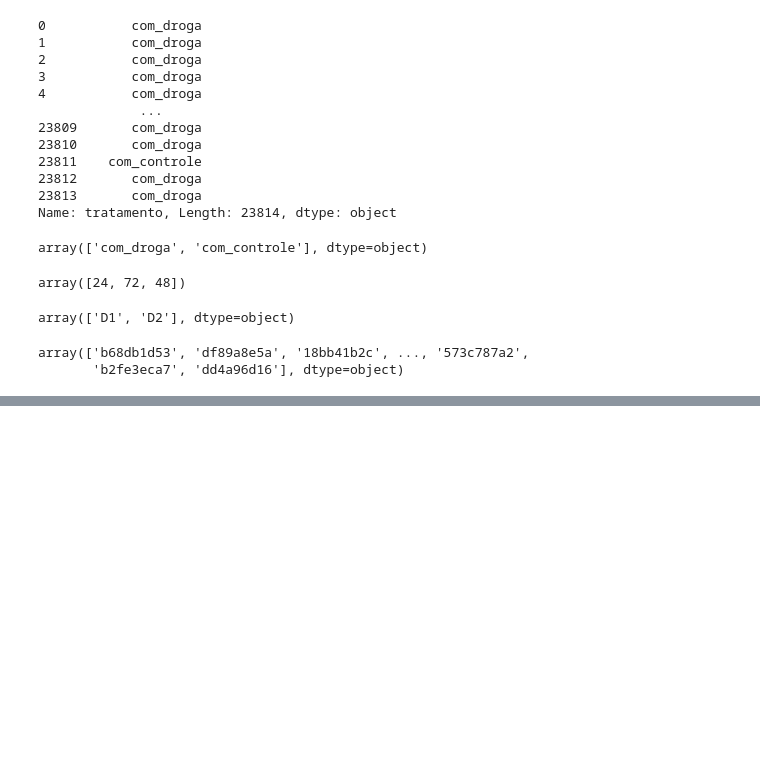
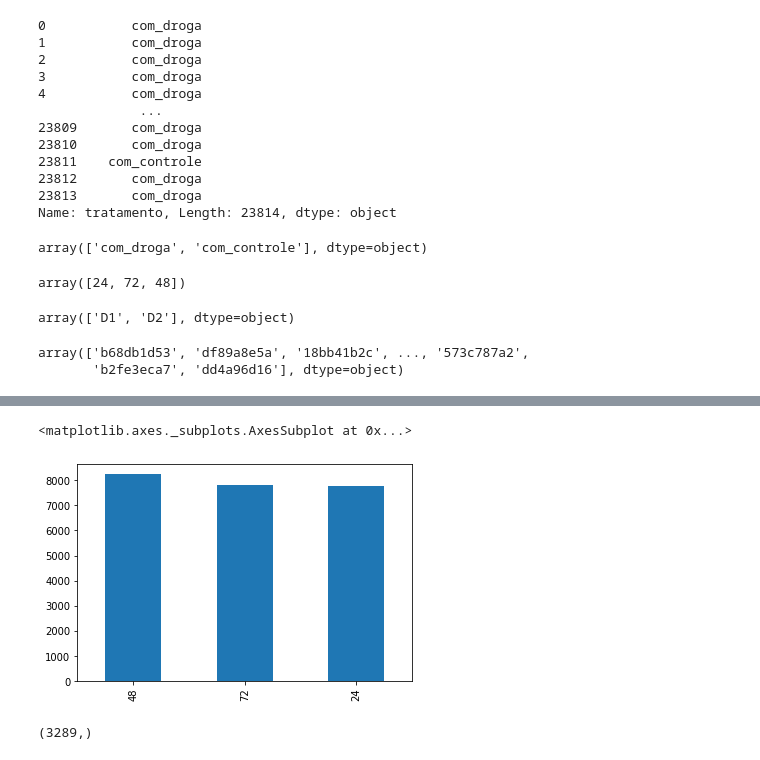
Before and after one commit to fpellizon/imersao_dados, a Jupyter notebook: imersao_dados.ipynb, the cells around one changed output, grey strips where cells are left out. Drawn from its saved outputs; the diff is of its cells as text; code cells hidden in the pictures; blank space fills up the shorter version.

```diff
--- a/imersao_dados.ipynb
+++ b/imersao_dados.ipynb
@@ -85,0 +151,11 @@ array(['b68db1d53', 'df89a8e5a', '18bb41b2c', ..., '573c787a2',
+# %%
+# grafico de torta para serie tempo
+dados['tempo'].value_counts().plot.bar()
+# %% [output]
+<matplotlib.axes._subplots.AxesSubplot at 0x...>
+[figure, added]
+# %%
+#desafio 04
+dados['droga'].value_counts().shape
+# %% [output]
+(3289,)
```
Also changed, not shown: parts of 11 cells of this notebook.
